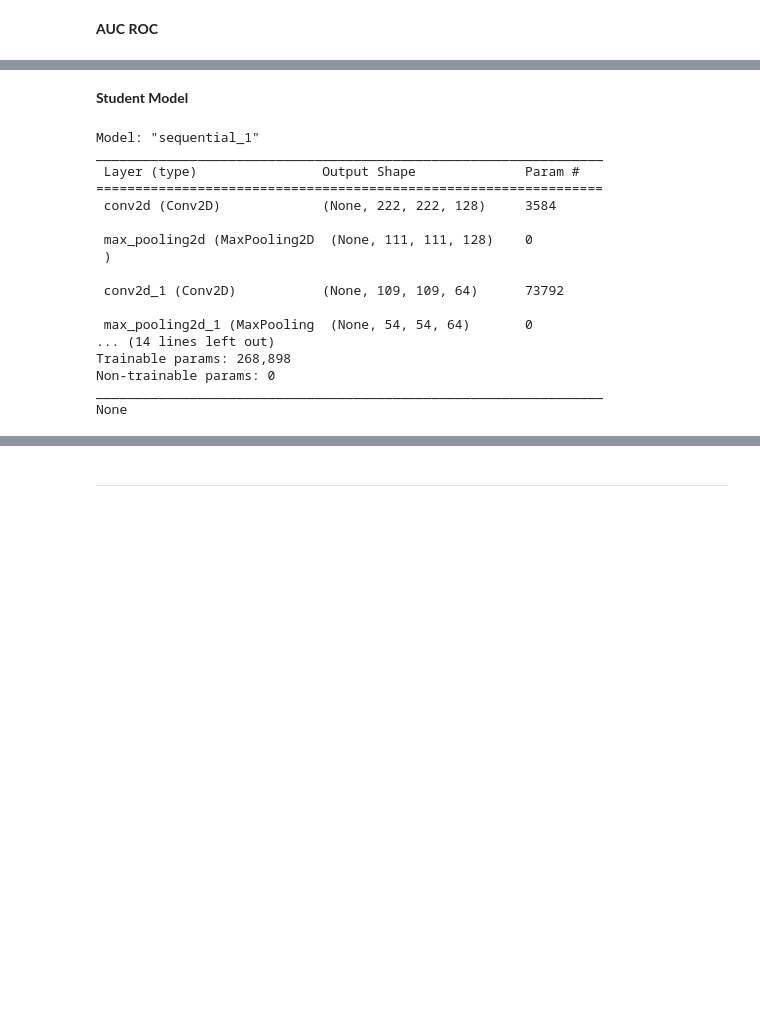
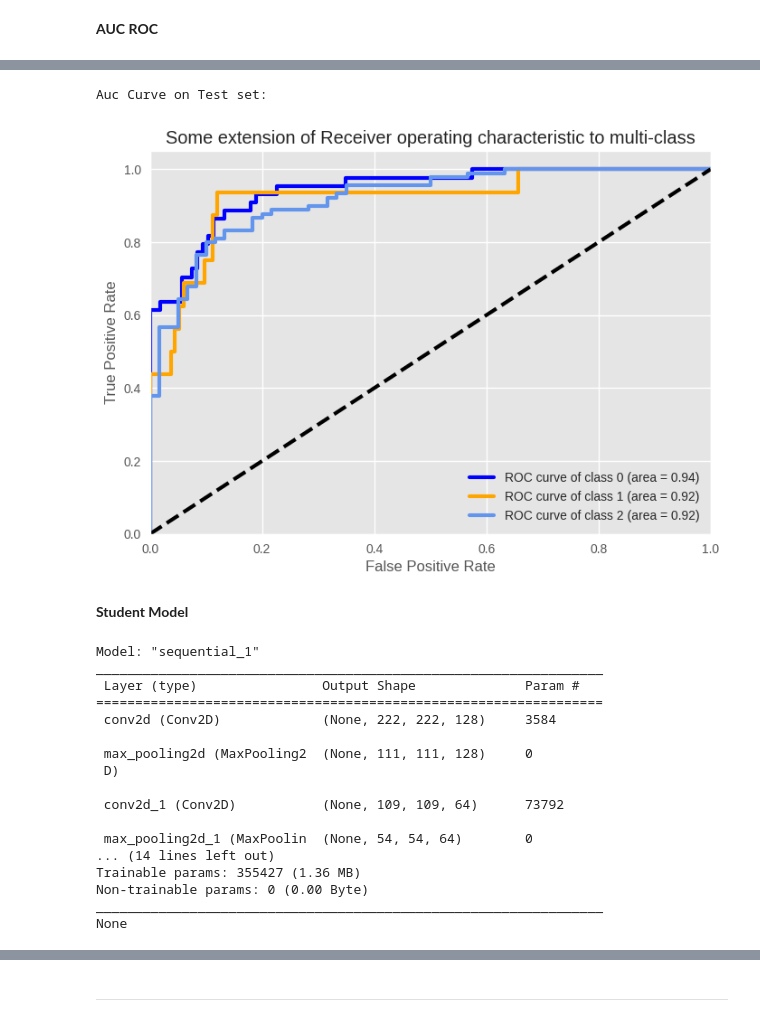
Before and after one commit to mshitie/KD-lesions, a Jupyter notebook: batch_training/Teacher&Student_Batch_18.ipynb, the cells around one changed output, grey strips where cells are left out. Saved outputs shown, nothing was run; the diff lists cells and outputs as text; code cells hidden in the pictures; blank space fills up the shorter version.

```diff
--- a/batch_training/Teacher&Student_Batch_18.ipynb
+++ b/batch_training/Teacher&Student_Batch_18.ipynb
@@ -427,35 +492,38 @@ print(f'Auc Curve on Test set:\n')
 fpr = dict()
 tpr = dict()
 roc_auc = dict()
 
 for i in range(num_of_classes):
-    fpr[i], tpr[i], _ = roc_curve(Y_test[:, i], y_pred[:, i])
+    fpr[i], tpr[i], _ = roc_curve(y_test[:, i], y_pred[:, i])
     roc_auc[i] = auc(fpr[i], tpr[i])
 
 # Compute micro-average ROC curve and ROC area
-fpr["micro"], tpr["micro"], _ = roc_curve(Y_test.ravel(), y_pred.ravel())
+fpr["micro"], tpr["micro"], _ = roc_curve(y_test.ravel(), y_pred.ravel())
 roc_auc["micro"] = auc(fpr["micro"], tpr["micro"])
 
 
 lw = 3
 # Plot all ROC curves
 
 colors = cycle(['blue', 'orange', 'cornflowerblue'])
 for i, color in zip(range(num_of_classes), colors):
     plt.plot(fpr[i],tpr[i], color=color, lw=lw,
              label='ROC curve of class {0} (area = {1:0.2f})'
              ''.format(i, roc_auc[i]))
 
 plt.style.use('ggplot')
 plt.plot([0, 1], [0, 1], 'k--', lw=lw)
 plt.xlim([0.0, 1.0])
 plt.ylim([0.0, 1.05])
 
 plt.xlabel('False Positive Rate')
 plt.ylabel('True Positive Rate')
 plt.title('Some extension of Receiver operating characteristic to multi-class')
 plt.legend(loc="lower right")
 plt.show()
+# %% [output]
+Auc Curve on Test set:
+[figure, added]
 # %% [markdown]
 **Student Model**
 # %%
@@ -463,7 +531,7 @@ plt.show()
 # Student model that is stand-alone. We will evaluate its accuracy compared to a teacher trained student model
 # Hyperparameters
 input_shape = (224, 224, 3) # Input shape of each image
-nb_classes = 2
+nb_classes = 3
 
 customstudent = Sequential()
 customstudent.add(Conv2D(128, kernel_size=(3, 3),activation='relu', input_shape=input_shape))
@@ -491,15 +559,15 @@ _________________________________________________________________
 =================================================================
  conv2d (Conv2D)             (None, 222, 222, 128)     3584
 
- max_pooling2d (MaxPooling2D  (None, 111, 111, 128)    0
- )
+ max_pooling2d (MaxPooling2  (None, 111, 111, 128)     0
+ D)
 
  conv2d_1 (Conv2D)           (None, 109, 109, 64)      73792
 
- max_pooling2d_1 (MaxPooling  (None, 54, 54, 64)       0
+ max_pooling2d_1 (MaxPoolin  (None, 54, 54, 64)        0
 ... (14 lines left out)
-Trainable params: 268,898
-Non-trainable params: 0
+Trainable params: 355427 (1.36 MB)
+Non-trainable params: 0 (0.00 Byte)
 _________________________________________________________________
 None
 # %%
```
Also changed, not shown: parts of 25 cells of this notebook.
